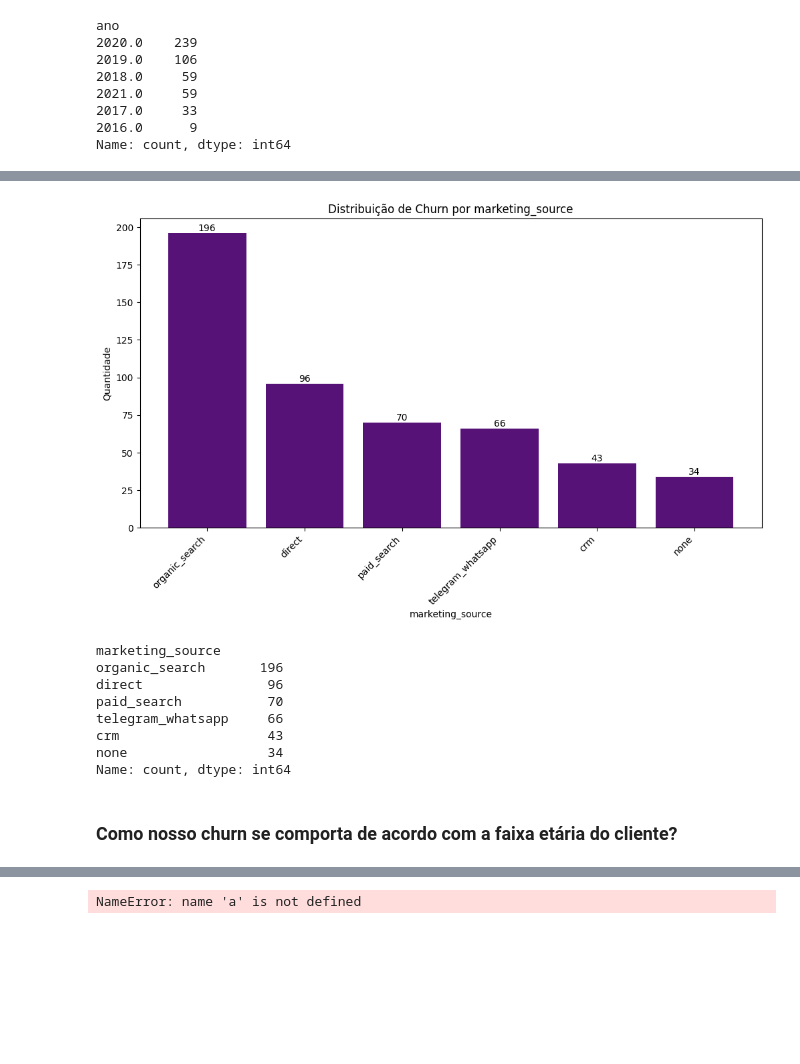
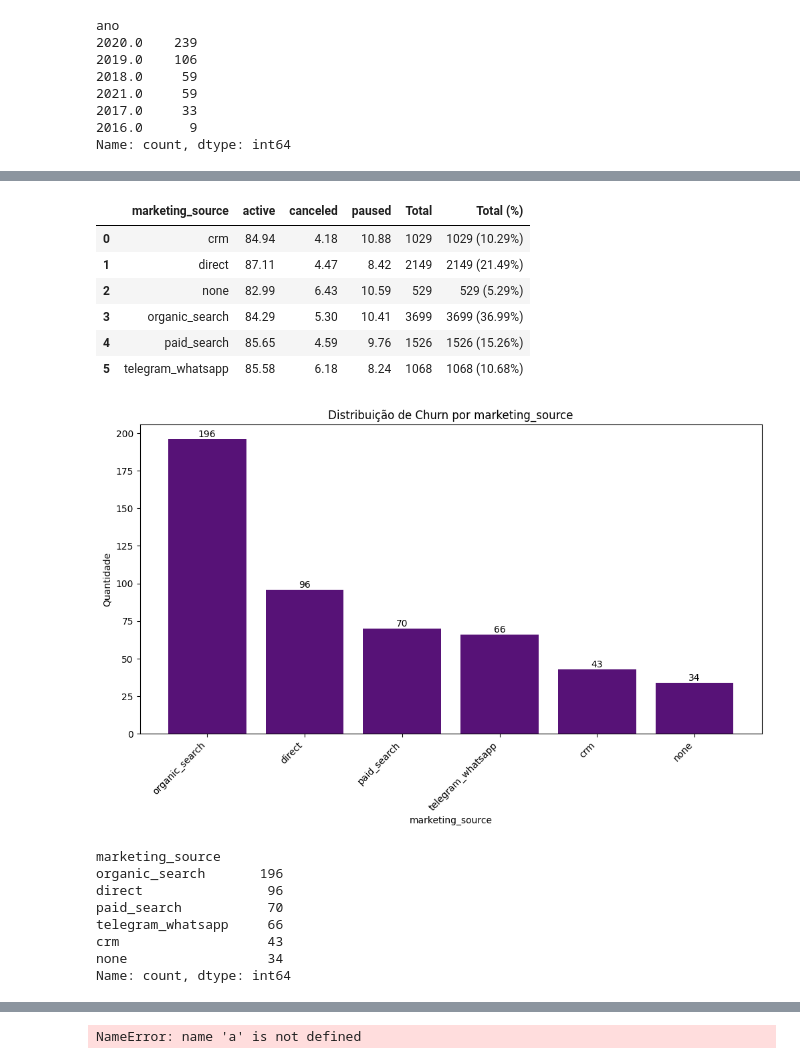
Before and after one commit to isabela-vitoriano/analise_dados_churn, a Jupyter notebook: analise_dados.ipynb, the cells around one changed output, grey strips where cells are left out. Saved outputs shown, nothing was run; the diff lists cells and outputs as text; code cells hidden in the pictures; blank space fills up the shorter version.

```diff
--- a/analise_dados.ipynb
+++ b/analise_dados.ipynb
@@ -128,6 +181,14 @@ Name: count, dtype: int64
 # %%
+display(calculate_status_percentage(df, 'marketing_source'))
 plot_bar_chart(df, 'marketing_source', 'Distribuição de Churn por marketing_source')
 # %% [output]
+|  | marketing_source | active | canceled | paused | Total | Total (%) |
+| 0 | crm | 84.94 | 4.18 | 10.88 | 1029 | 1029 (10.29%) |
+| 1 | direct | 87.11 | 4.47 | 8.42 | 2149 | 2149 (21.49%) |
+| 2 | none | 82.99 | 6.43 | 10.59 | 529 | 529 (5.29%) |
+| 3 | organic_search | 84.29 | 5.30 | 10.41 | 3699 | 3699 (36.99%) |
+| 4 | paid_search | 85.65 | 4.59 | 9.76 | 1526 | 1526 (15.26%) |
+| 5 | telegram_whatsapp | 85.58 | 6.18 | 8.24 | 1068 | 1068 (10.68%) |
 [figure]
 marketing_source
 organic_search       196
@@ -137,5 +198,3 @@ telegram_whatsapp     66
 crm                   43
 none                  34
 Name: count, dtype: int64
-# %% [markdown]
-### Como nosso churn se comporta de acordo com a faixa etária do cliente?
```
Also changed, not shown: parts of 20 cells of this notebook.
